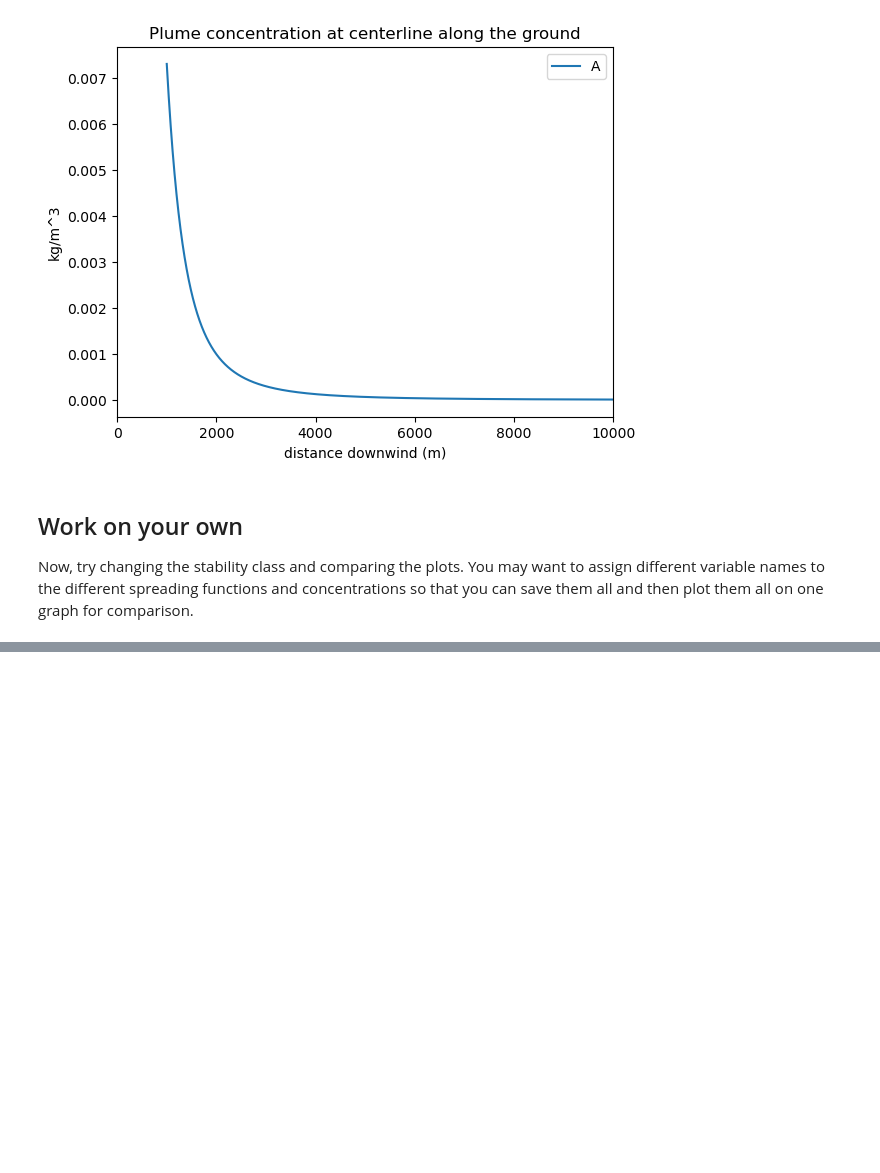
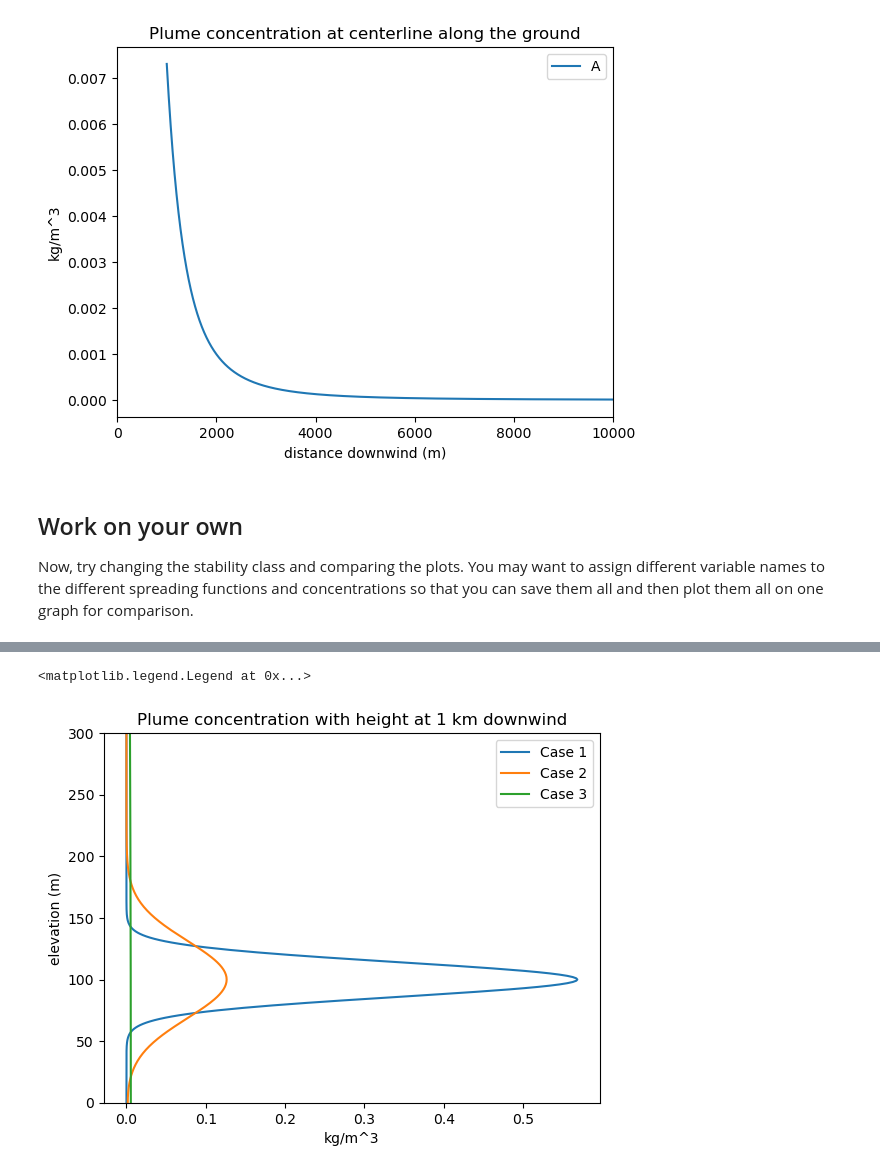
Before and after one commit to jessicalundquist/Fluid_Flows, a Jupyter notebook: book/modules/module3/lab3-3.ipynb, the cells around one changed output, grey strips where cells are left out. Drawn from its saved outputs; the diff is of its cells as text; code cells hidden in the pictures; blank space fills up the shorter version.

```diff
--- a/book/modules/module3/lab3-3.ipynb
+++ b/book/modules/module3/lab3-3.ipynb
@@ -137,0 +201,49 @@ Now, try changing the stability class and comparing the plots.  You may want to
+# %%
+# and now I want to add the vertical component, including the reflection
+# consider the centerline
+y=0
+u=5
+# and compare plots for 1000 m for the classes, and then, a different plot for 2000 m downwind
+z = np.arange(0,1000,1)
+dist_km=1 #change to a different distance downwind to plot
+
+#airclass == 'F':
+c = 62.6
+d = 0.180
+f = -48.6
+sig_z = c*np.power(dist_km,d) + f
+a = 34
+sig_y = a*np.power(dist_km,b)
+Cwreflect1=Q/(2*np.pi*u*sig_z*sig_y)*(np.exp(-(np.power(z-h,2))/(2*np.power(sig_z,2)))+np.exp(-(np.power(z+h,2))/(2*np.power(sig_z,2))))*np.exp(-(np.power(y,2))/(2*np.power(sig_y,2)))
+
+#airclass == 'D':
+c = 44.5
+d = 0.516
+f = -13
+sig_z = c*np.power(dist_km,d) + f
+a = 68
+sig_y = a*np.power(dist_km,b)
+Cwreflect2=Q/(2*np.pi*u*sig_z*sig_y)*(np.exp(-(np.power(z-h,2))/(2*np.power(sig_z,2)))+np.exp(-(np.power(z+h,2))/(2*np.power(sig_z,2))))*np.exp(-(np.power(y,2))/(2*np.power(sig_y,2)))
+
+
+#airclass == 'A':
+c = 459.7
+d = 2.094
+f = -9.6
+sig_z = c*np.power(dist_km,d) + f
+a = 213
+sig_y = a*np.power(dist_km,b)
+Cwreflect3=Q/(2*np.pi*u*sig_z*sig_y)*(np.exp(-(np.power(z-h,2))/(2*np.power(sig_z,2)))+np.exp(-(np.power(z+h,2))/(2*np.power(sig_z,2))))*np.exp(-(np.power(y,2))/(2*np.power(sig_y,2)))
+
+plt.figure()
+plt.plot(Cwreflect1, z, label='Case 1')
+plt.plot(Cwreflect2, z, label='Case 2')
+plt.plot(Cwreflect3, z, label='Case 3')
+plt.xlabel('kg/m^3')
+plt.ylabel('elevation (m)')
+plt.ylim(0,300)
+plt.title('Plume concentration with height at 1 km downwind')
+plt.legend(loc="best")
+# %% [output]
+<matplotlib.legend.Legend at 0x...>
+[figure, added]
```
Also changed, not shown: parts of 2 cells of this notebook, 8 other files.
